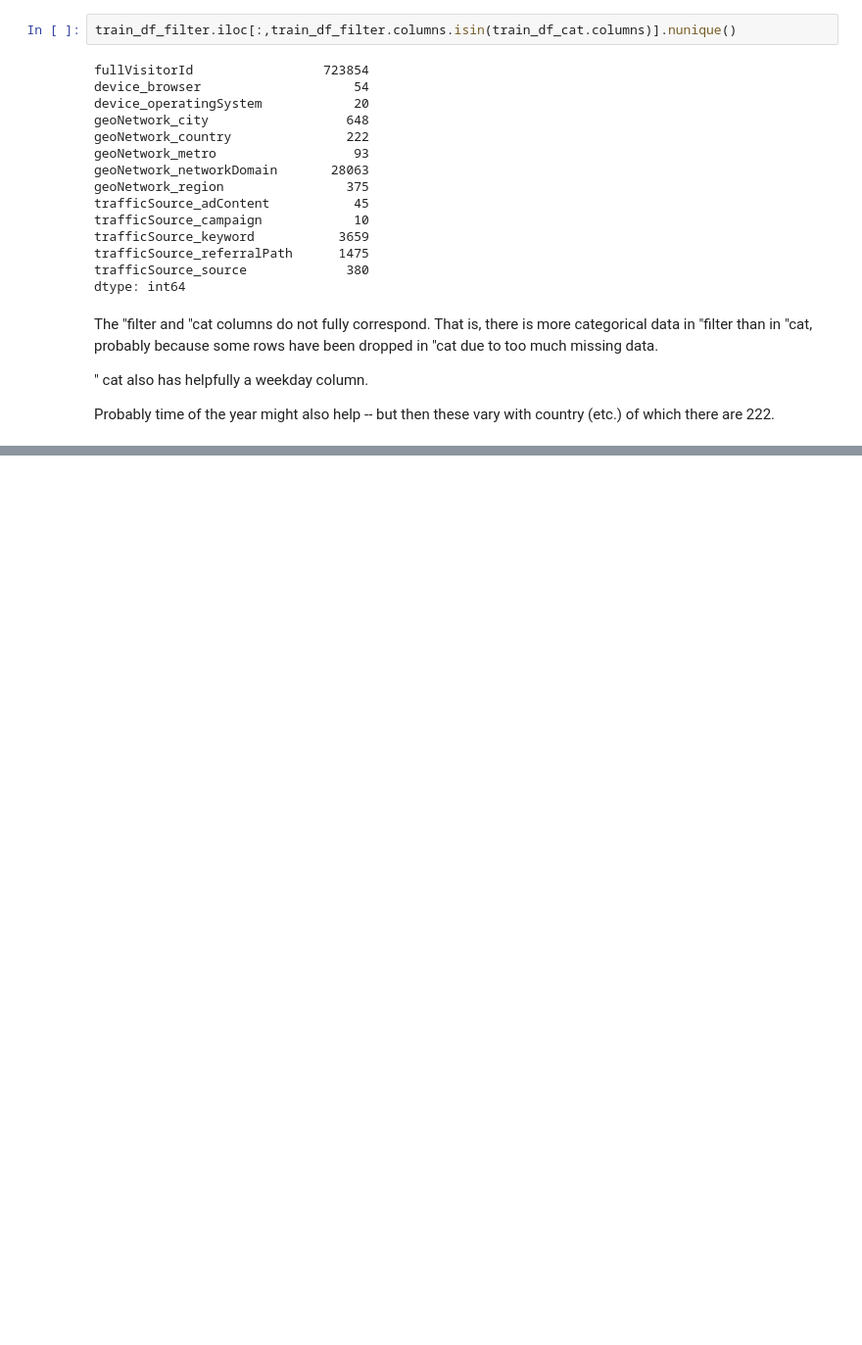
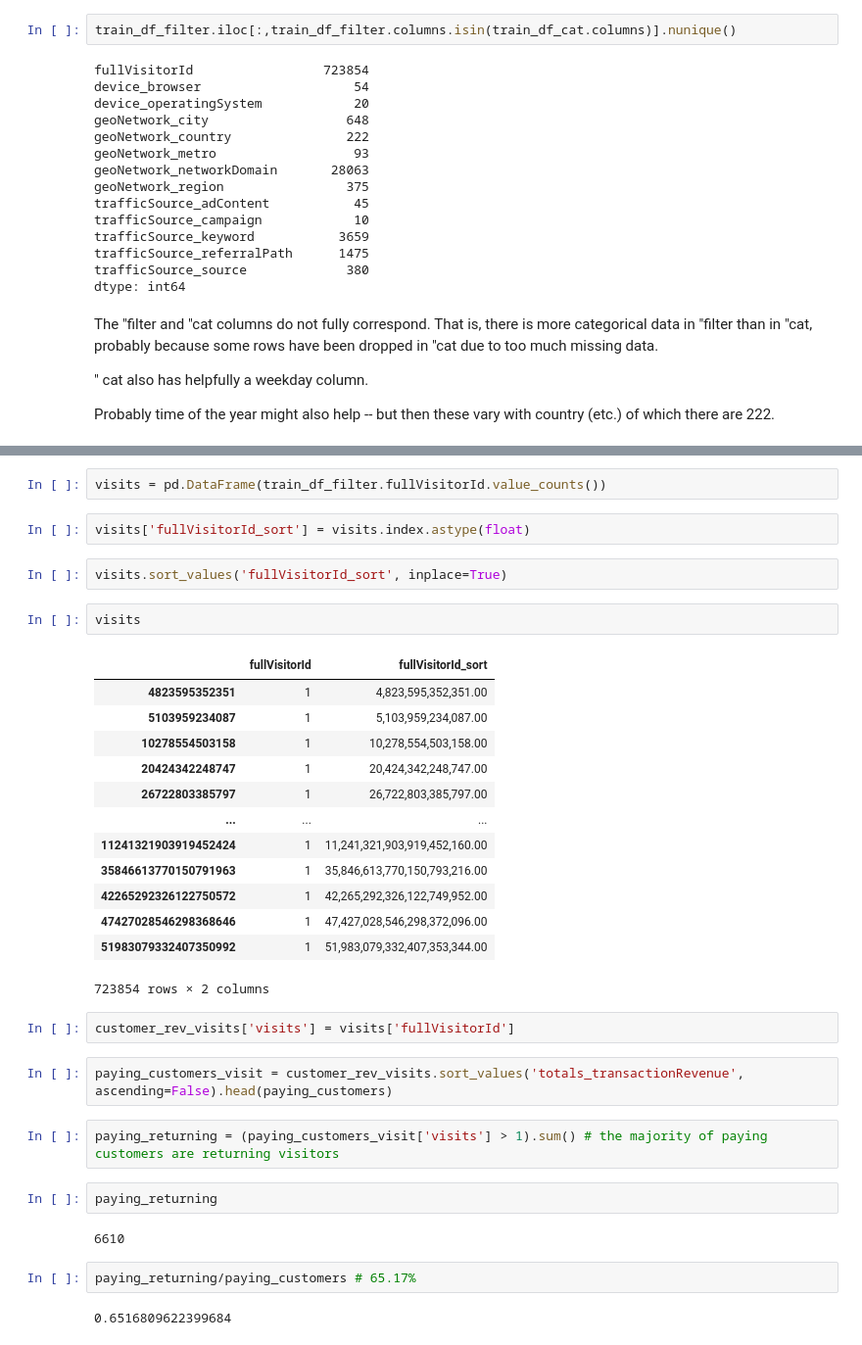
Before and after one commit to slawa-loev/GA_revenue_analytics, a Jupyter notebook: eda.ipynb, the cells around one changed output, grey strips where cells are left out. Shown at 98% size. Drawn from its saved outputs; the diff is of its cells as text; blank space fills up the shorter version.

Commit message:
simple data exploration

```diff
--- a/eda.ipynb
+++ b/eda.ipynb
@@ -362,0 +386,36 @@ Name: device_operatingSystem, dtype: int64
+# %%
+visits = pd.DataFrame(train_df_filter.fullVisitorId.value_counts())
+# %%
+visits['fullVisitorId_sort'] = visits.index.astype(float)
+# %%
+visits.sort_values('fullVisitorId_sort', inplace=True)
+# %%
+visits
+# %% [output]
+|  | fullVisitorId | fullVisitorId_sort |
+| 4823595352351 | 1 | 4,823,595,352,351.00 |
+| 5103959234087 | 1 | 5,103,959,234,087.00 |
+| 10278554503158 | 1 | 10,278,554,503,158.00 |
+| 20424342248747 | 1 | 20,424,342,248,747.00 |
+| 26722803385797 | 1 | 26,722,803,385,797.00 |
+| ... | ... | ... |
+| 11241321903919452424 | 1 | 11,241,321,903,919,452,160.00 |
+| 35846613770150791963 | 1 | 35,846,613,770,150,793,216.00 |
+| 42265292326122750572 | 1 | 42,265,292,326,122,749,952.00 |
+| 47427028546298368646 | 1 | 47,427,028,546,298,372,096.00 |
+| 51983079332407350992 | 1 | 51,983,079,332,407,353,344.00 |
+723854 rows × 2 columns
+# %%
+customer_rev_visits['visits'] = visits['fullVisitorId']
+# %%
+paying_customers_visit = customer_rev_visits.sort_values('totals_transactionRevenue', ascending=False).head(paying_customers)
+# %%
+paying_returning = (paying_customers_visit['visits'] > 1).sum() # the majority of paying customers are returning visitors
+# %%
+paying_returning
+# %% [output]
+6610
+# %%
+paying_returning/paying_customers # 65.17%
+# %% [output]
+0.6516809622399684
```
Also changed, not shown: parts of 25 cells of this notebook.
